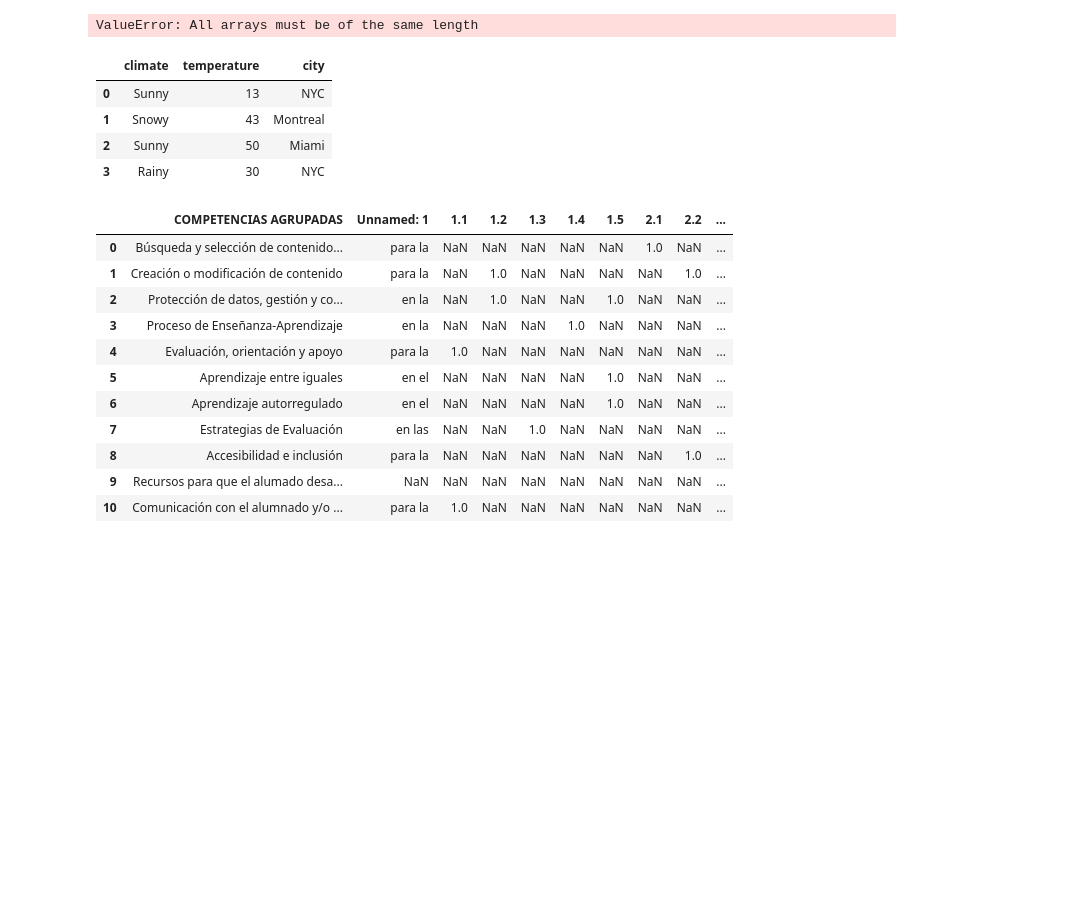
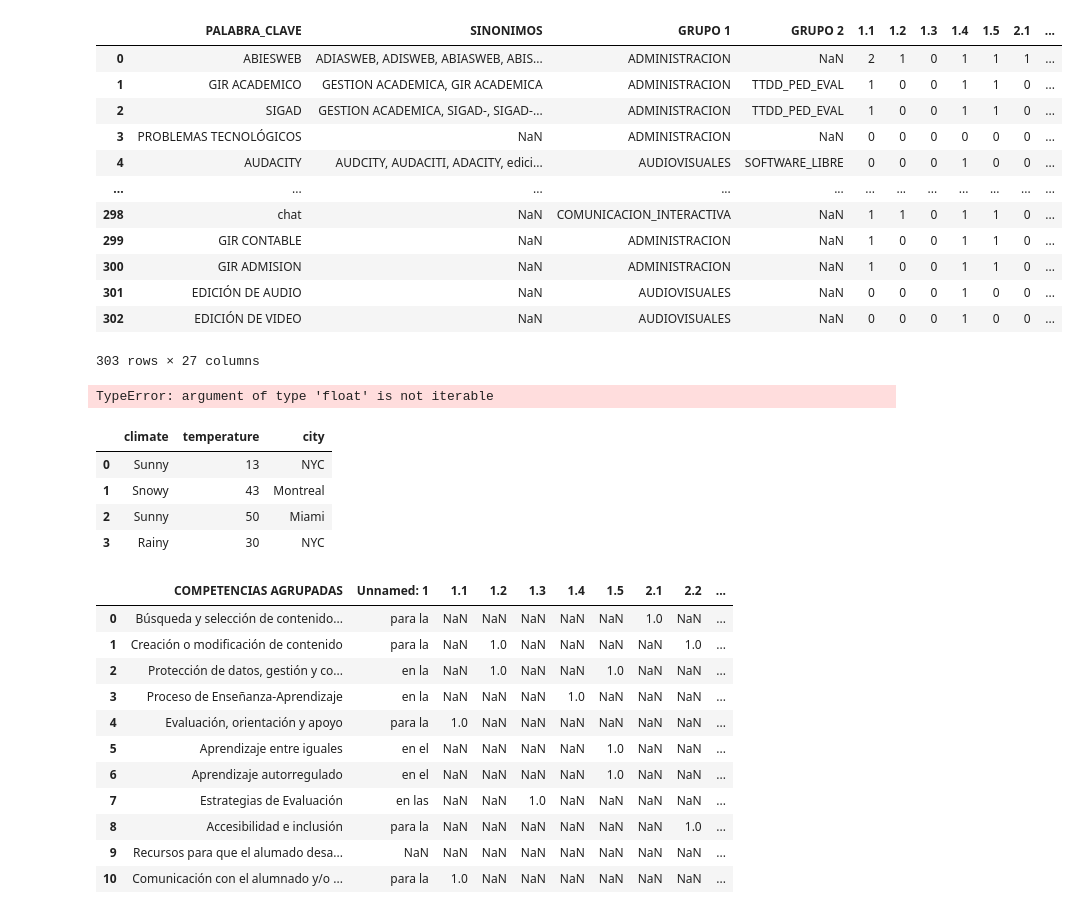
Before and after one commit to catedu/cdd-data, a Jupyter notebook: dev.ipynb, the cells around one changed output. Saved outputs shown, nothing was run; the diff lists cells and outputs as text; code cells hidden in the pictures; blank space fills up the shorter version.

```diff
--- a/dev.ipynb
+++ b/dev.ipynb
@@ -3,14 +3,49 @@ import pandas as pd
 from collections import OrderedDict
 
 df = pd.read_csv("Dicc.csv", sep=";")
+df.iloc[:, -23:] = df.filter(regex="\d\.\d").fillna(0).astype(int)
+df["SINONIMOS"] = df["SINONIMOS"].fillna("")
-# %%
-df = pd.DataFrame(OrderedDict([
-    ('climate', ['Sunny', 'Snowy', 'Sunny', 'Rainy']),
-    ('temperature', [13, 50, 30]),
-    ('city', ['NYC', 'Montreal', 'Miami', 'NYC'])
-]))
-# %% [output]
-ValueError: All arrays must be of the same length
+# %%
+df
+# %% [output]
+|  | PALABRA_CLAVE | SINONIMOS | GRUPO 1 | GRUPO 2 | 1.1 | 1.2 | 1.3 | 1.4 | 1.5 | 2.1 | ... |
+| 0 | ABIESWEB | ADIASWEB, ADISWEB, ABIASWEB, ABIS... | ADMINISTRACION | NaN | 2 | 1 | 0 | 1 | 1 | 1 | ... |
+| 1 | GIR ACADEMICO | GESTION ACADEMICA, GIR ACADEMICA | ADMINISTRACION | TTDD_PED_EVAL | 1 | 0 | 0 | 1 | 1 | 0 | ... |
+| 2 | SIGAD | GESTION ACADEMICA, SIGAD-, SIGAD-... | ADMINISTRACION | TTDD_PED_EVAL | 1 | 0 | 0 | 1 | 1 | 0 | ... |
+| 3 | PROBLEMAS TECNOLÓGICOS | NaN | ADMINISTRACION | NaN | 0 | 0 | 0 | 0 | 0 | 0 | ... |
+| 4 | AUDACITY | AUDCITY, AUDACITI, ADACITY, edici... | AUDIOVISUALES | SOFTWARE_LIBRE | 0 | 0 | 0 | 1 | 0 | 0 | ... |
+| ... | ... | ... | ... | ... | ... | ... | ... | ... | ... | ... | ... |
+| 298 | chat | NaN | COMUNICACION_INTERACTIVA | NaN | 1 | 1 | 0 | 1 | 1 | 0 | ... |
+| 299 | GIR CONTABLE | NaN | ADMINISTRACION | NaN | 1 | 0 | 0 | 1 | 1 | 0 | ... |
+| 300 | GIR ADMISION | NaN | ADMINISTRACION | NaN | 1 | 0 | 0 | 1 | 1 | 0 | ... |
+| 301 | EDICIÓN DE AUDIO | NaN | AUDIOVISUALES | NaN | 0 | 0 | 0 | 1 | 0 | 0 | ... |
+| 302 | EDICIÓN DE VIDEO | NaN | AUDIOVISUALES | NaN | 0 | 0 | 0 | 1 | 0 | 0 | ... |
+303 rows × 27 columns
+# %%
+# compare values of diefferent cells of the same column and get the highest value
+def filter_df(*args, df):
+    dfs = []
+    for word in args:
+        word = word.strip().lower()
+        df_filtered = df.loc[
+            df["SINONIMOS"].apply(lambda x: word in x),
+            df.filter(regex="\d\.\d").columns,
+        ]
+        dfs.append(df_filtered)
+
+    df= pd.concat(dfs)
+    return df
+
+lista_de_palabras_clave = [
+    "GESTION ACADEMICA",
+    "edición de audio",
+]
+
+filter_df(*lista_de_palabras_clave, df=df)
+
+# df[df.filter(regex="\d\.\d").columns].max(axis=1)
+# %% [output]
+TypeError: argument of type 'float' is not iterable
 # %%
 df
 # %% [output]
```
Also changed, not shown: 3 other files.
